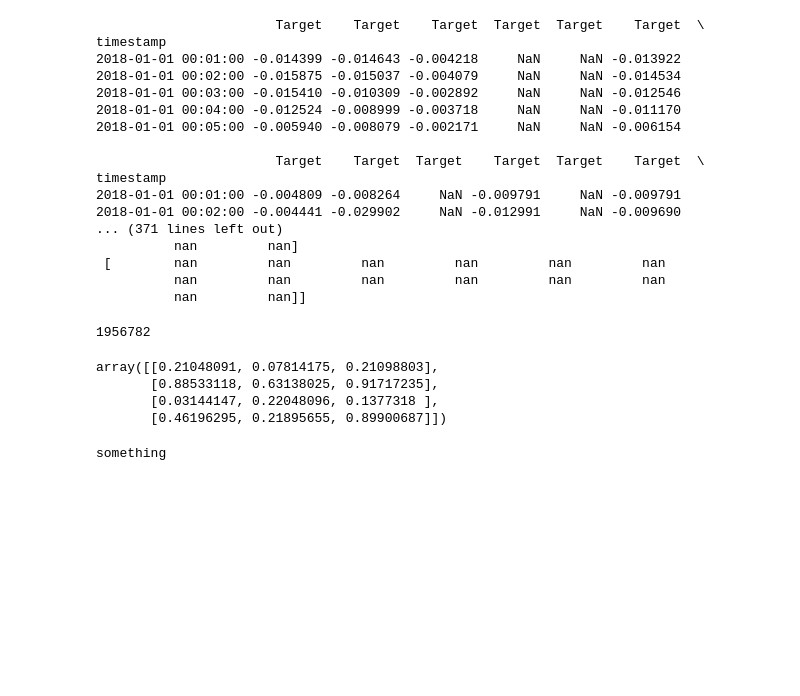
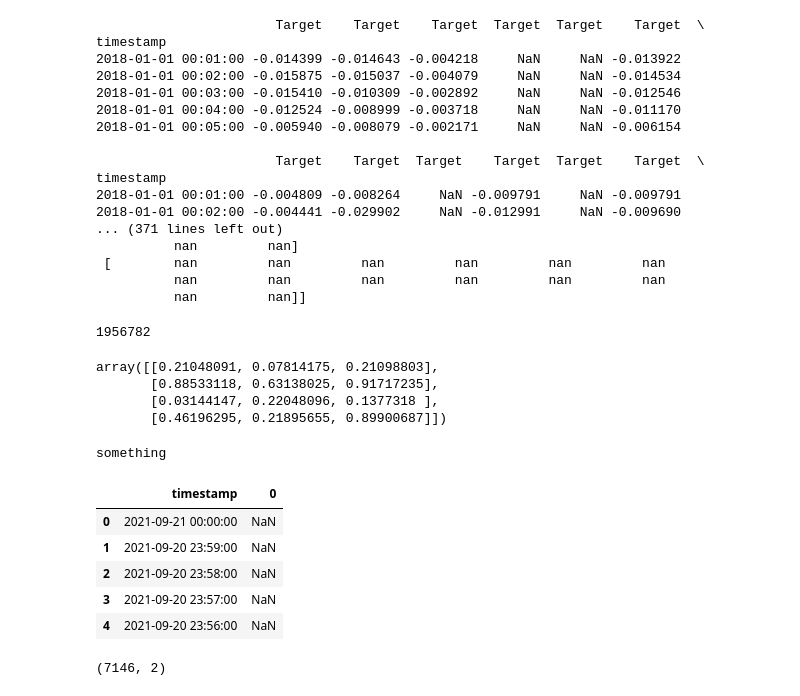
Before and after one commit to wesleyyuan17/STAT5242-Project, a Jupyter notebook: src/scratch/data_exploration.ipynb, the cells around one changed output. Drawn from its saved outputs; the diff is of its cells as text; code cells hidden in the pictures; blank space fills up the shorter version.

```diff
--- a/src/scratch/data_exploration.ipynb
+++ b/src/scratch/data_exploration.ipynb
@@ -333,3 +333,19 @@ func = eval('test')
 func()
 # %% [output]
 something
+# %%
+dtw = pd.read_csv('../../data/forecast_1.csv')
+# %%
+dtw = dtw.rename({'Unnamed: 0': 'timestamp', 0: 'DTW'}, axis=1)
+dtw.head()
+# %% [output]
+|  | timestamp | 0 |
+| 0 | 2021-09-21 00:00:00 | NaN |
+| 1 | 2021-09-20 23:59:00 | NaN |
+| 2 | 2021-09-20 23:58:00 | NaN |
+| 3 | 2021-09-20 23:57:00 | NaN |
+| 4 | 2021-09-20 23:56:00 | NaN |
+# %%
+dtw.shape
+# %% [output]
+(7146, 2)
```
Also changed, not shown: parts of 2 cells of this notebook, 6 other files.
